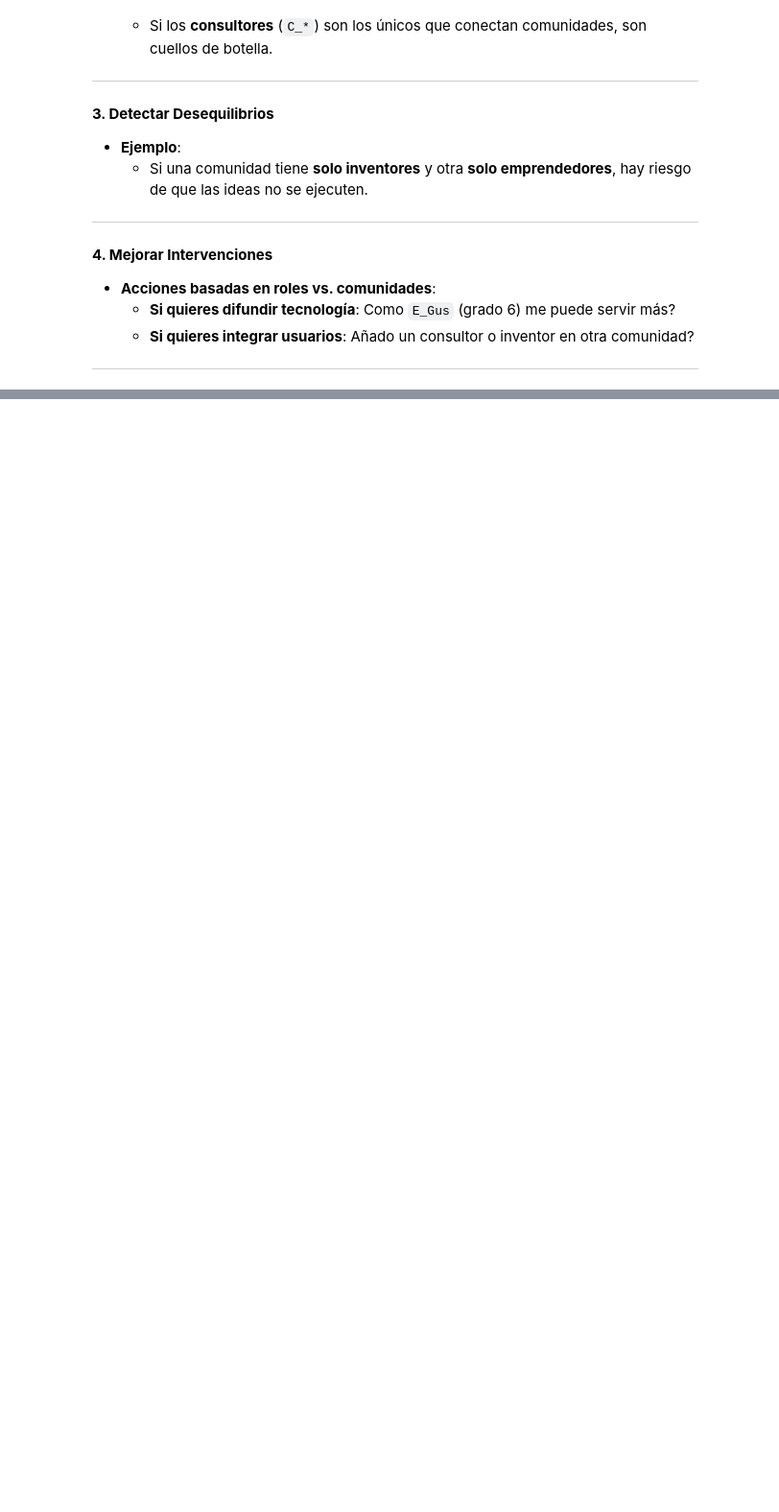
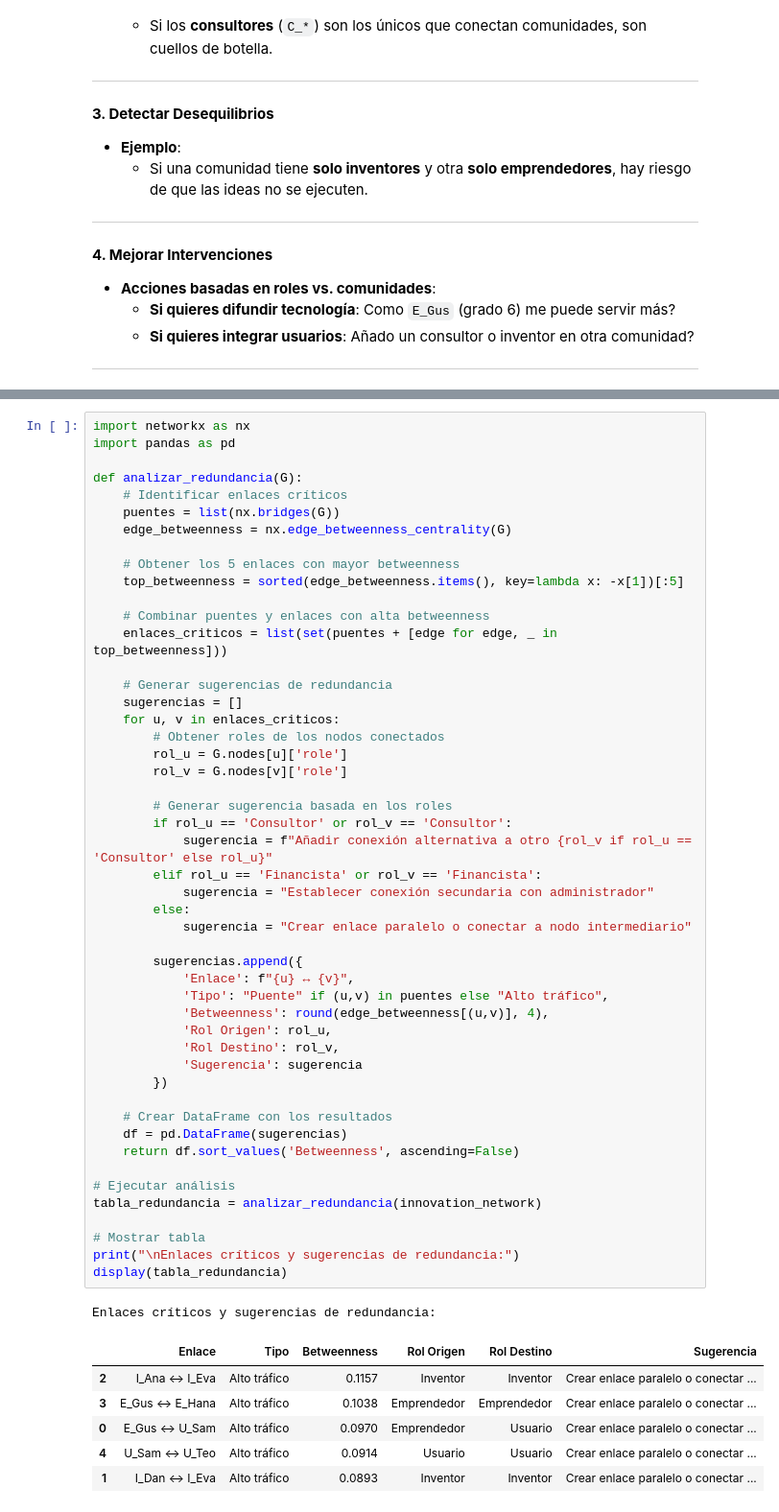
Before and after one commit to MAGALLANESJoseManuel/MGPIT_Pol748_Redes_5, a Jupyter notebook: Sesion5_online.ipynb, the cells around one changed output, grey strips where cells are left out. Shown: that part at 96% size. Cells and saved outputs as stored; diff of their text form; blank space fills up the shorter version.

```diff
--- a/Sesion5_online.ipynb
+++ b/Sesion5_online.ipynb
@@ -682,0 +665,57 @@ flow_network = innovation_network.to_directed()
+# %%
+import networkx as nx
+import pandas as pd
+
+def analizar_redundancia(G):
+    # Identificar enlaces críticos
+    puentes = list(nx.bridges(G))
+    edge_betweenness = nx.edge_betweenness_centrality(G)
+
+    # Obtener los 5 enlaces con mayor betweenness
+    top_betweenness = sorted(edge_betweenness.items(), key=lambda x: -x[1])[:5]
+
+    # Combinar puentes y enlaces con alta betweenness
+    enlaces_criticos = list(set(puentes + [edge for edge, _ in top_betweenness]))
+
+    # Generar sugerencias de redundancia
+    sugerencias = []
+    for u, v in enlaces_criticos:
+        # Obtener roles de los nodos conectados
+        rol_u = G.nodes[u]['role']
+        rol_v = G.nodes[v]['role']
+
+        # Generar sugerencia basada en los roles
+        if rol_u == 'Consultor' or rol_v == 'Consultor':
+            sugerencia = f"Añadir conexión alternativa a otro {rol_v if rol_u == 'Consultor' else rol_u}"
+        elif rol_u == 'Financista' or rol_v == 'Financista':
+            sugerencia = "Establecer conexión secundaria con administrador"
+        else:
+            sugerencia = "Crear enlace paralelo o conectar a nodo intermediario"
+
+        sugerencias.append({
+            'Enlace': f"{u} ↔ {v}",
+            'Tipo': "Puente" if (u,v) in puentes else "Alto tráfico",
+            'Betweenness': round(edge_betweenness[(u,v)], 4),
+            'Rol Origen': rol_u,
+            'Rol Destino': rol_v,
+            'Sugerencia': sugerencia
+        })
+
+    # Crear DataFrame con los resultados
+    df = pd.DataFrame(sugerencias)
+    return df.sort_values('Betweenness', ascending=False)
+
+# Ejecutar análisis
+tabla_redundancia = analizar_redundancia(innovation_network)
+
+# Mostrar tabla
+print("\nEnlaces críticos y sugerencias de redundancia:")
+display(tabla_redundancia)
+# %% [output]
+Enlaces críticos y sugerencias de redundancia:
+|  | Enlace | Tipo | Betweenness | Rol Origen | Rol Destino | Sugerencia |
+| 2 | I_Ana ↔ I_Eva | Alto tráfico | 0.1157 | Inventor | Inventor | Crear enlace paralelo o conectar ... |
+| 3 | E_Gus ↔ E_Hana | Alto tráfico | 0.1038 | Emprendedor | Emprendedor | Crear enlace paralelo o conectar ... |
+| 0 | E_Gus ↔ U_Sam | Alto tráfico | 0.0970 | Emprendedor | Usuario | Crear enlace paralelo o conectar ... |
+| 4 | U_Sam ↔ U_Teo | Alto tráfico | 0.0914 | Usuario | Usuario | Crear enlace paralelo o conectar ... |
+| 1 | I_Dan ↔ I_Eva | Alto tráfico | 0.0893 | Inventor | Inventor | Crear enlace paralelo o conectar ... |
```
Also changed, not shown: parts of 14 cells of this notebook, 1 other file.
